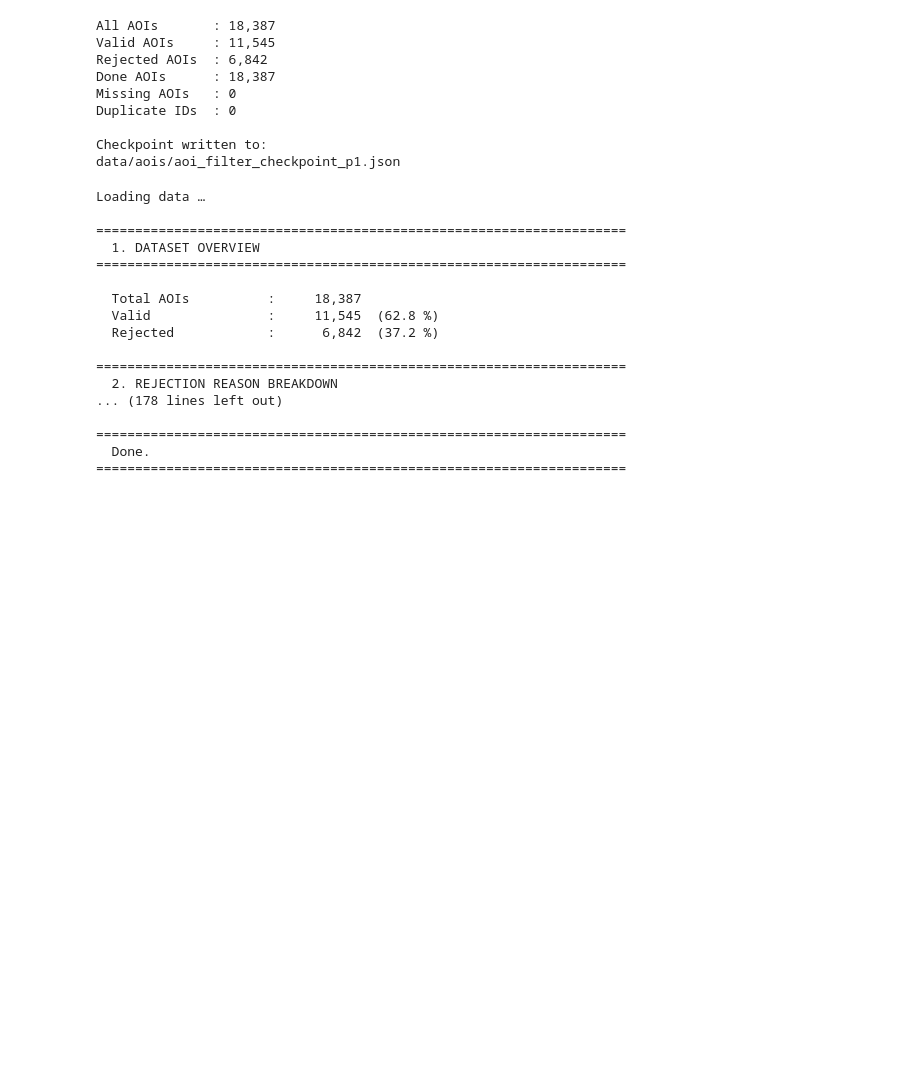
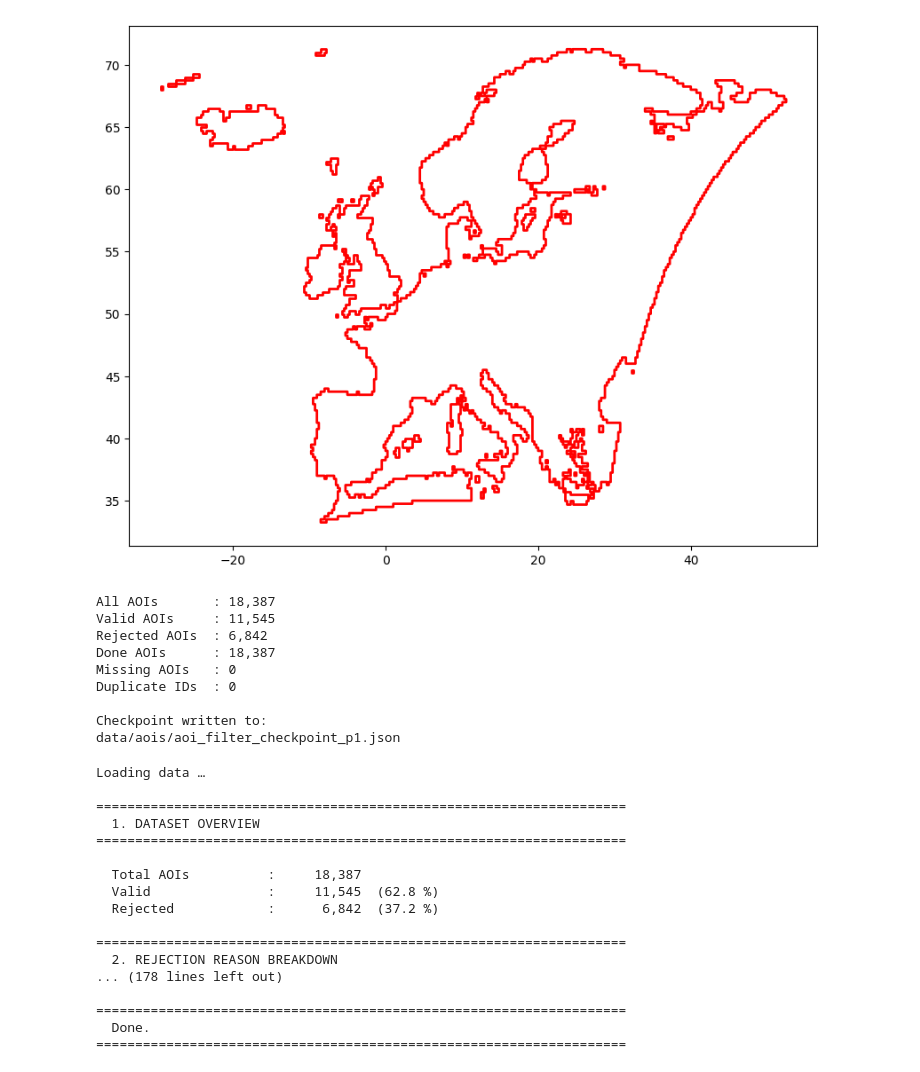
Before and after one commit to JamesBrockUoB/ForestGainFoundations, a Jupyter notebook: DataCollection/data_analysis.ipynb, the cells around one changed output. Drawn from its saved outputs; the diff is of its cells as text; code cells hidden in the pictures; blank space fills up the shorter version.

Commit message:
updated generation pipeline and improved AOI generation. Need to run feature correlation now to potentially simplfiy data collection pipeline

```diff
--- a/DataCollection/data_analysis.ipynb
+++ b/DataCollection/data_analysis.ipynb
@@ -147,3 +185,19 @@ plt.show()
+# %%
+import geopandas as gpd
+import matplotlib.pyplot as plt
+
+gdf = gpd.read_file("data/aois/aoi_footprint.shp")
+
+ax = gdf.plot(
+    edgecolor="red",
+    facecolor="none",
+    linewidth=2,
+    figsize=(10, 8),
+)
+
+plt.show()
+# %% [output]
+[figure, added]
 # %%
 all_ids = {
     a["id"]
```
Also changed, not shown: parts of 2 cells of this notebook, 19 other files.
